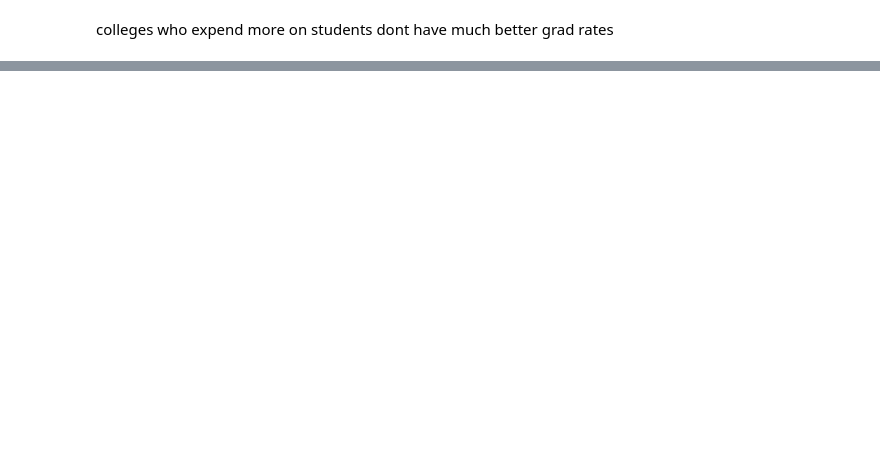
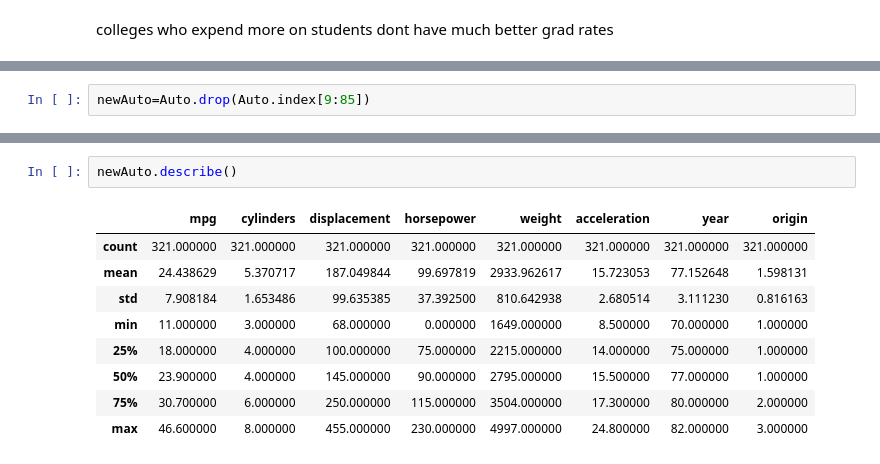
Before and after one commit to PrateekMinhas09/Data-Statistics-and-modeling-w-Python, a Jupyter notebook: Statistical_Learning: Ch2/AppliedExercise.ipynb, the cells around one changed output, grey strips where cells are left out. Drawn from its saved outputs; the diff is of its cells as text; blank space fills up the shorter version.

```diff
--- a/Statistical_Learning: Ch2/AppliedExercise.ipynb
+++ b/Statistical_Learning: Ch2/AppliedExercise.ipynb
@@ -316,0 +417,2 @@ strong_corr
+# %%
+newAuto=Auto.drop(Auto.index[9:85])
@@ -316,0 +438,12 @@ strong_corr
+# %%
+newAuto.describe()
+# %% [output]
+|  | mpg | cylinders | displacement | horsepower | weight | acceleration | year | origin |
+| count | 321.000000 | 321.000000 | 321.000000 | 321.000000 | 321.000000 | 321.000000 | 321.000000 | 321.000000 |
+| mean | 24.438629 | 5.370717 | 187.049844 | 99.697819 | 2933.962617 | 15.723053 | 77.152648 | 1.598131 |
+| std | 7.908184 | 1.653486 | 99.635385 | 37.392500 | 810.642938 | 2.680514 | 3.111230 | 0.816163 |
+| min | 11.000000 | 3.000000 | 68.000000 | 0.000000 | 1649.000000 | 8.500000 | 70.000000 | 1.000000 |
+| 25% | 18.000000 | 4.000000 | 100.000000 | 75.000000 | 2215.000000 | 14.000000 | 75.000000 | 1.000000 |
+| 50% | 23.900000 | 4.000000 | 145.000000 | 90.000000 | 2795.000000 | 15.500000 | 77.000000 | 1.000000 |
+| 75% | 30.700000 | 6.000000 | 250.000000 | 115.000000 | 3504.000000 | 17.300000 | 80.000000 | 2.000000 |
+| max | 46.600000 | 8.000000 | 455.000000 | 230.000000 | 4997.000000 | 24.800000 | 82.000000 | 3.000000 |
```
Also changed, not shown: parts of 17 cells of this notebook.
